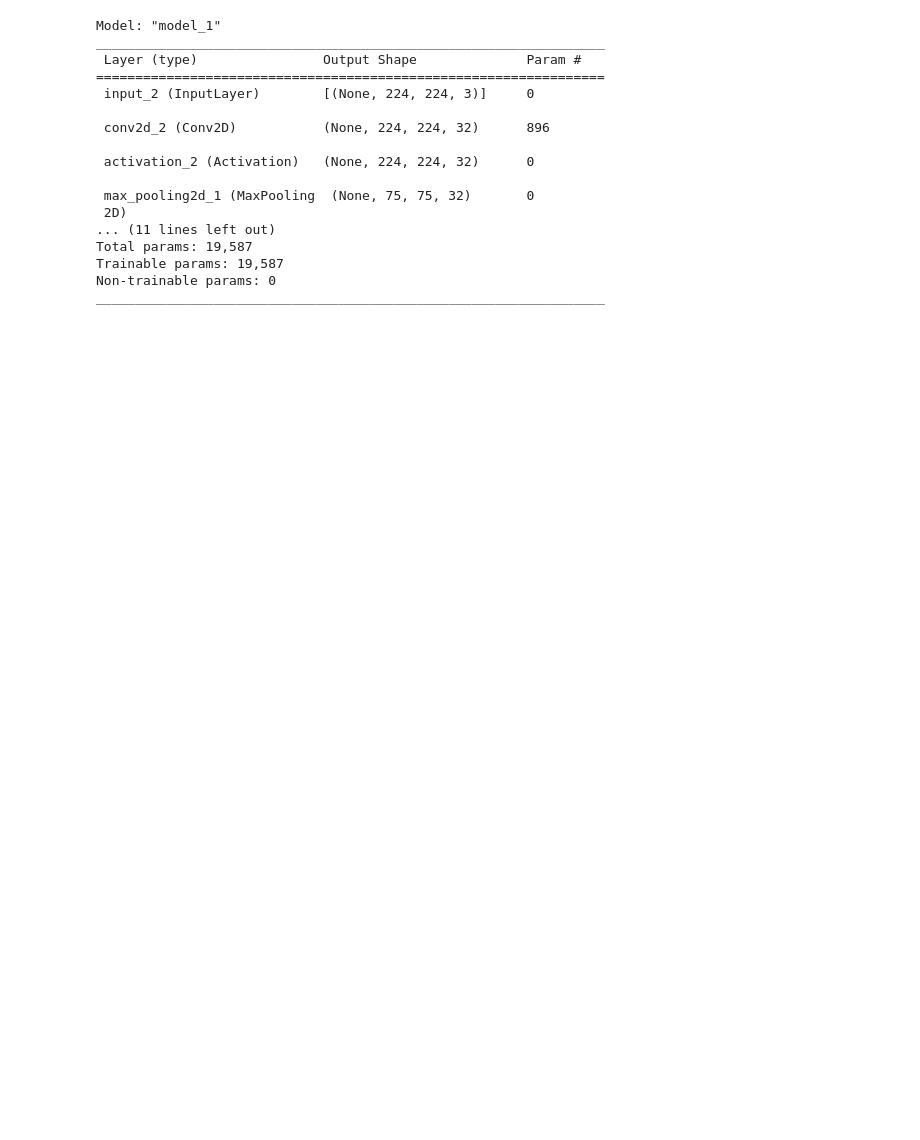
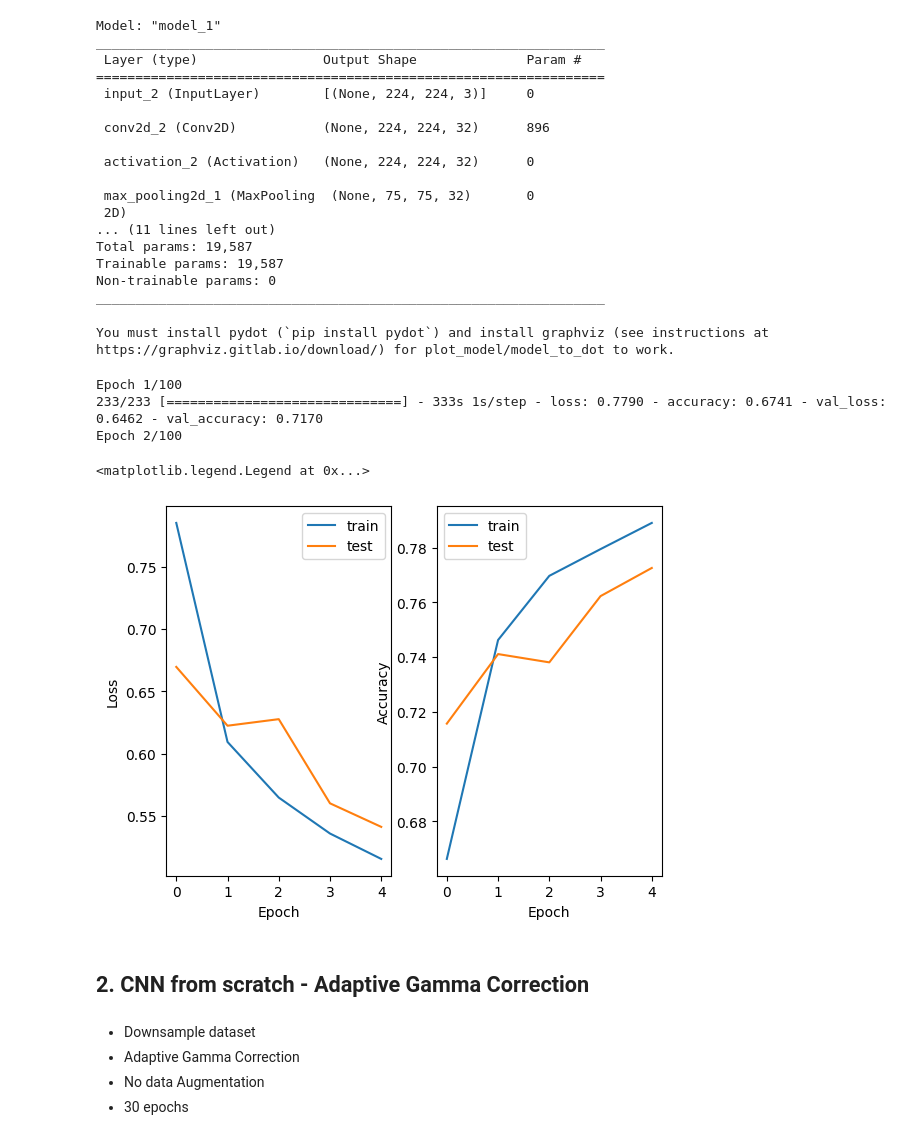
Before and after one commit to giocoal/CXR-ACGAN-chest-xray-generator-covid19-pneumonia, a Jupyter notebook: 2. Image Classification.ipynb, the cells around one changed output. Saved outputs shown, nothing was run; the diff lists cells and outputs as text; code cells hidden in the pictures; blank space fills up the shorter version.

```diff
--- a/2. Image Classification.ipynb
+++ b/2. Image Classification.ipynb
@@ -477,0 +664,9 @@ print(class_names)
+# %%
+version = "v1"
+arc = "a1"
+checkpoint_filepath = f'C:/Users/marco/Desktop/Local_Documents/models/cnn_model__fs_{version}_{arc}_val_acc_best.hdf5'
+model_checkpoint_callback = tf.keras.callbacks.ModelCheckpoint(
+    filepath=checkpoint_filepath,
+    monitor='val_accuracy',
+    mode='max',
+    save_best_only=True)
@@ -478,7 +680,7 @@ print(class_names)
 # %%
 num_classes = 3
 # %%
-# Architecture definition (v1)
+# Architecture definition
 inputs = keras.Input((224,224,3))
 
 x = inputs
@@ -492,5 +694,5 @@ x = keras.layers.Activation('relu')(x)
 x = keras.layers.GlobalMaxPooling2D()(x)
 
 outputs = keras.layers.Dense(num_classes, activation='softmax')(x)
-net = keras.Model(inputs, outputs)
+net_cnn_1 = keras.Model(inputs, outputs)
 # %%
@@ -513,12 +715,22 @@ Total params: 19,587
 Trainable params: 19,587
 Non-trainable params: 0
 _________________________________________________________________
+# %%
+keras.utils.plot_model(net, to_file=f'C:/Users/marco/Desktop/Local_Documents/model/plot/{version}/cnn_schema_fs_{version}_{arc}.png', show_shapes=True, show_layer_names=True)
+# %% [output]
+You must install pydot (`pip install pydot`) and install graphviz (see instructions at https://graphviz.gitlab.io/download/) for plot_model/model_to_dot to work.
 # %%
 # Compile the model for training
-net.compile(loss=keras.losses.categorical_crossentropy,
-            optimizer=keras.optimizers.RMSprop(learning_rate=0.001),
+net_cnn_1.compile(loss=keras.losses.categorical_crossentropy,
+            optimizer = keras.optimizers.Adam(learning_rate=0.001),
             metrics=['accuracy'])
 # %%
-history = net.fit_generator(train_data,
-          epochs=5,
-          validation_data=validation_data)
+history_cnn_1 = net_cnn_1.fit_generator(train_data,
+          epochs=100,
+          validation_data=validation_data,
+          workers = 1,
+          callbacks=[model_checkpoint_callback, early_stopper])
+# %% [output]
+Epoch 1/100
+233/233 [==============================] - 333s 1s/step - loss: 0.7790 - accuracy: 0.6741 - val_loss: 0.6462 - val_accuracy: 0.7170
+Epoch 2/100
@@ -524,0 +740,28 @@ history = net.fit_generator(train_data,
+# %%
+# Visualization of the learning curves
+
+# Loss
+plt.subplot(1, 2, 1)
+plt.plot(history_cnn_1.history_cnn_1['loss'])
+plt.plot(history_cnn_1.history_cnn_1['val_loss'])
+plt.xlabel('Epoch')
+plt.ylabel('Loss')
+plt.legend(['train', 'test'])
+
+# Accuracy
+plt.subplot(1, 2, 2)
+plt.plot(history_cnn_1.history_cnn_1['accuracy'])
+plt.plot(history_cnn_1.history_cnn_1['val_accuracy'])
+plt.xlabel('Epoch')
+plt.ylabel('Accuracy')
+plt.legend(['train', 'test'])
+# %% [output]
+<matplotlib.legend.Legend at 0x...>
+[figure, added]
+# %% [markdown]
+## 2. CNN from scratch - Adaptive Gamma Correction
+# %% [markdown]
+-  Downsample dataset
+- Adaptive Gamma Correction
+- No data Augmentation
+- 30 epochs
```
Also changed, not shown: parts of 48 cells of this notebook, 1 other file.
